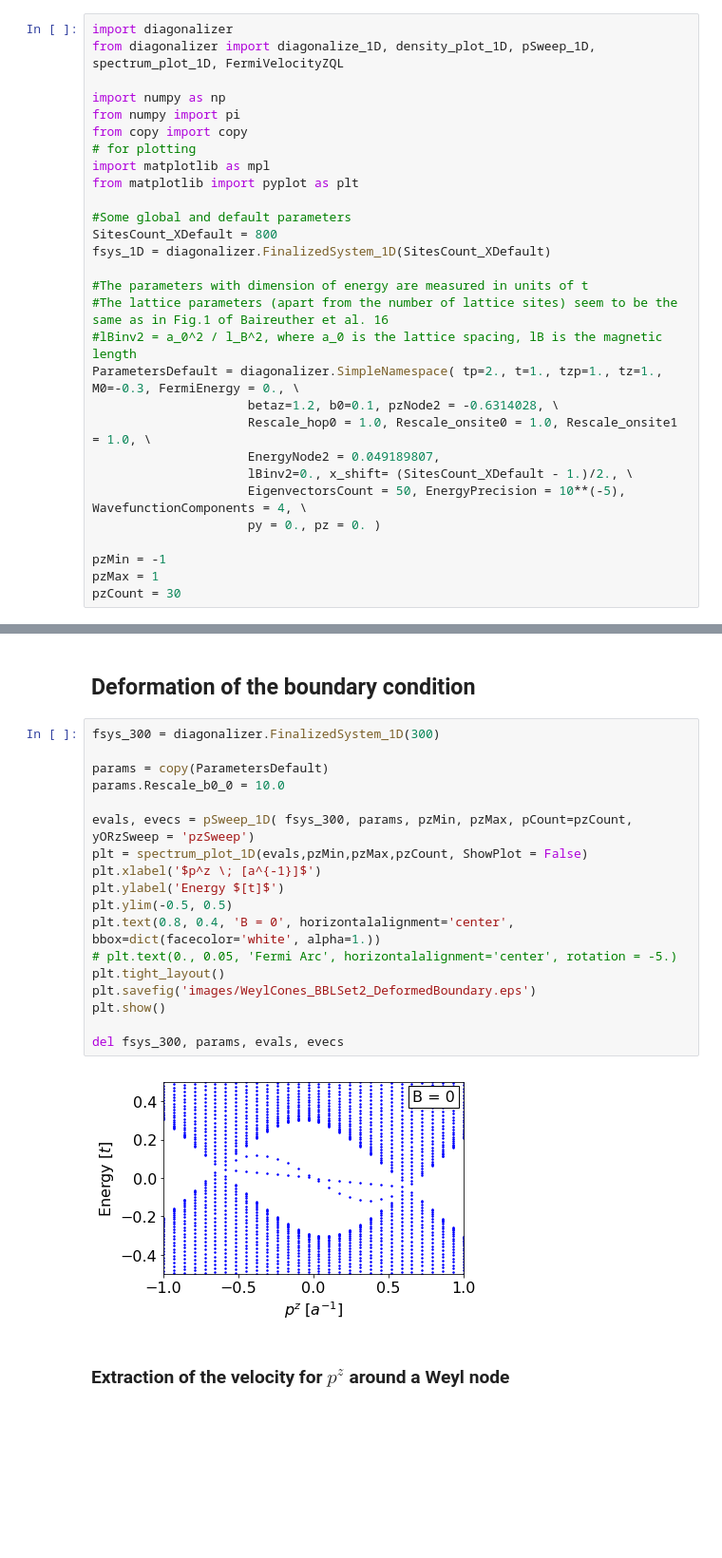
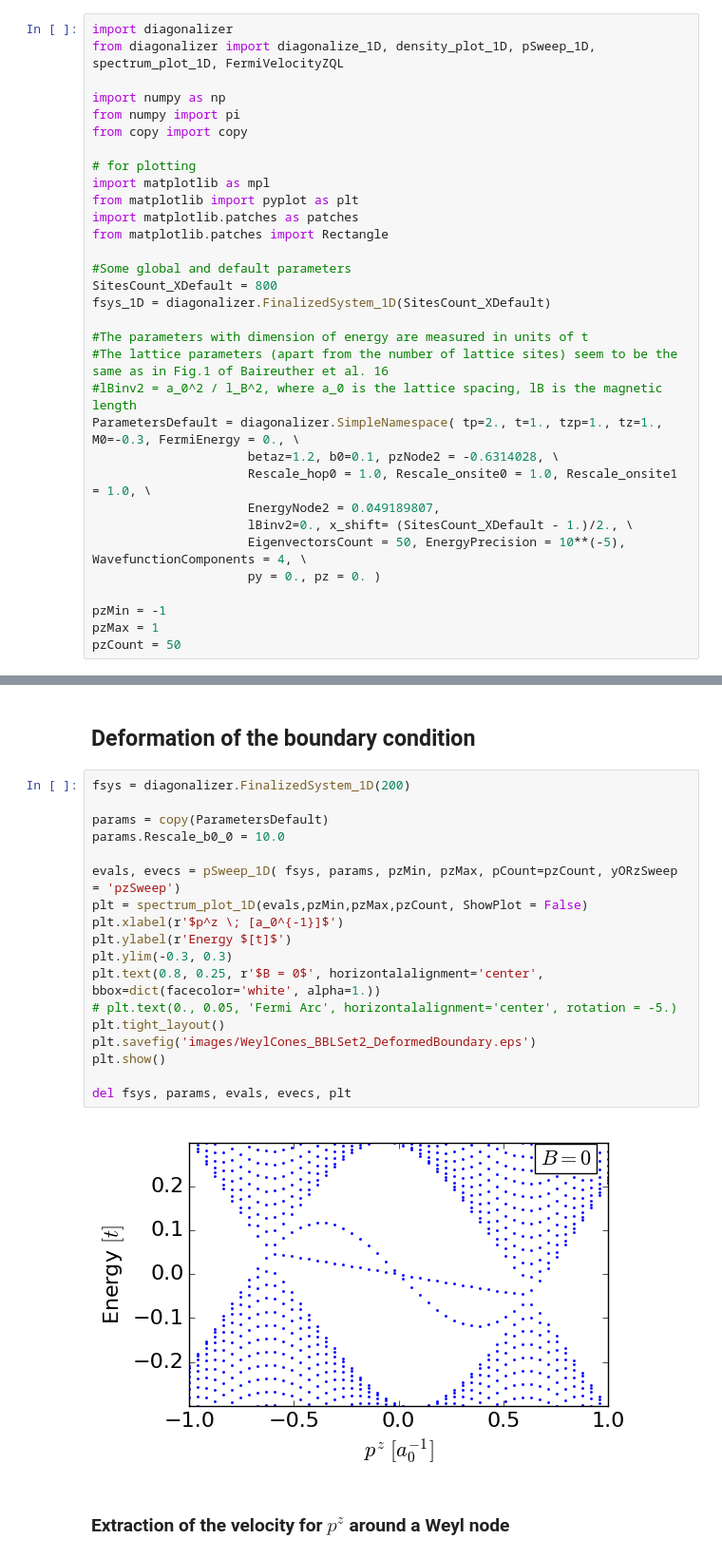
Before and after one commit to Artem-Ivashko/Vazifeh-Franz-magnetic-field, a Jupyter notebook: BBL-set-2.ipynb, the cells around one changed output, grey strips where cells are left out. Shown at 95% size. Cells and saved outputs as stored; diff of their text form; blank space fills up the shorter version.

```diff
--- a/BBL-set-2.ipynb
+++ b/BBL-set-2.ipynb
@@ -5,9 +5,12 @@ from diagonalizer import diagonalize_1D, density_plot_1D, pSweep_1D, spectrum_pl
 import numpy as np
 from numpy import pi
 from copy import copy
+
 # for plotting
 import matplotlib as mpl
 from matplotlib import pyplot as plt
+import matplotlib.patches as patches
+from matplotlib.patches import Rectangle
 
 #Some global and default parameters
 SitesCount_XDefault = 800
@@ -26,4 +29,4 @@ ParametersDefault = diagonalizer.SimpleNamespace( tp=2., t=1., tzp=1., tz=1., M0
 
 pzMin = -1
 pzMax = 1
-pzCount = 30
+pzCount = 50
@@ -208,25 +236,25 @@ del fsys_finerResolution, params, evals, evecs
 # %% [markdown]
 ## Deformation of the boundary condition
 # %%
-fsys_300 = diagonalizer.FinalizedSystem_1D(300)
+fsys = diagonalizer.FinalizedSystem_1D(200)
 
 params = copy(ParametersDefault)
 params.Rescale_b0_0 = 10.0
 
-evals, evecs = pSweep_1D( fsys_300, params, pzMin, pzMax, pCount=pzCount, yORzSweep = 'pzSweep')
+evals, evecs = pSweep_1D( fsys, params, pzMin, pzMax, pCount=pzCount, yORzSweep = 'pzSweep')
 plt = spectrum_plot_1D(evals,pzMin,pzMax,pzCount, ShowPlot = False)
-plt.xlabel('$p^z \; [a^{-1}]$')
-plt.ylabel('Energy $[t]$')
-plt.ylim(-0.5, 0.5)
-plt.text(0.8, 0.4, 'B = 0', horizontalalignment='center', bbox=dict(facecolor='white', alpha=1.))
+plt.xlabel(r'$p^z \; [a_0^{-1}]$')
+plt.ylabel(r'Energy $[t]$')
+plt.ylim(-0.3, 0.3)
+plt.text(0.8, 0.25, r'$B = 0$', horizontalalignment='center', bbox=dict(facecolor='white', alpha=1.))
 # plt.text(0., 0.05, 'Fermi Arc', horizontalalignment='center', rotation = -5.)
 plt.tight_layout()
 plt.savefig('images/WeylCones_BBLSet2_DeformedBoundary.eps')
 plt.show()
 
-del fsys_300, params, evals, evecs
+del fsys, params, evals, evecs, plt
 # %% [output]
-[figure, old version]
+[figure, new version]
 # %% [markdown]
 ### Extraction of the velocity for $p^z$ around a Weyl node
 # %%
```
Also changed, not shown: parts of 6 cells of this notebook, 1 other file.
